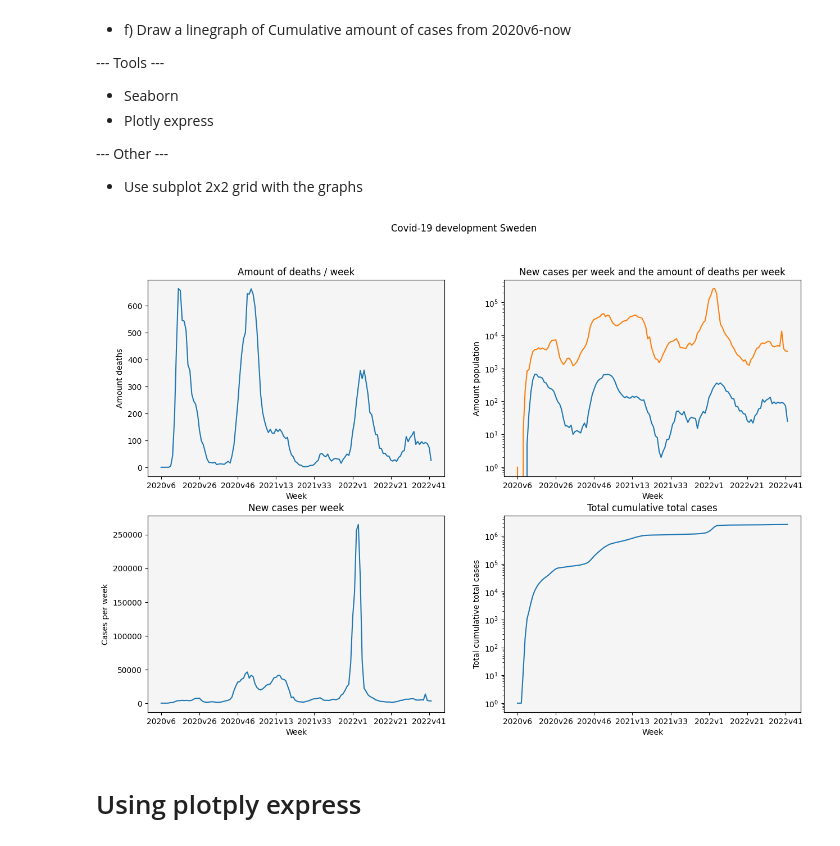
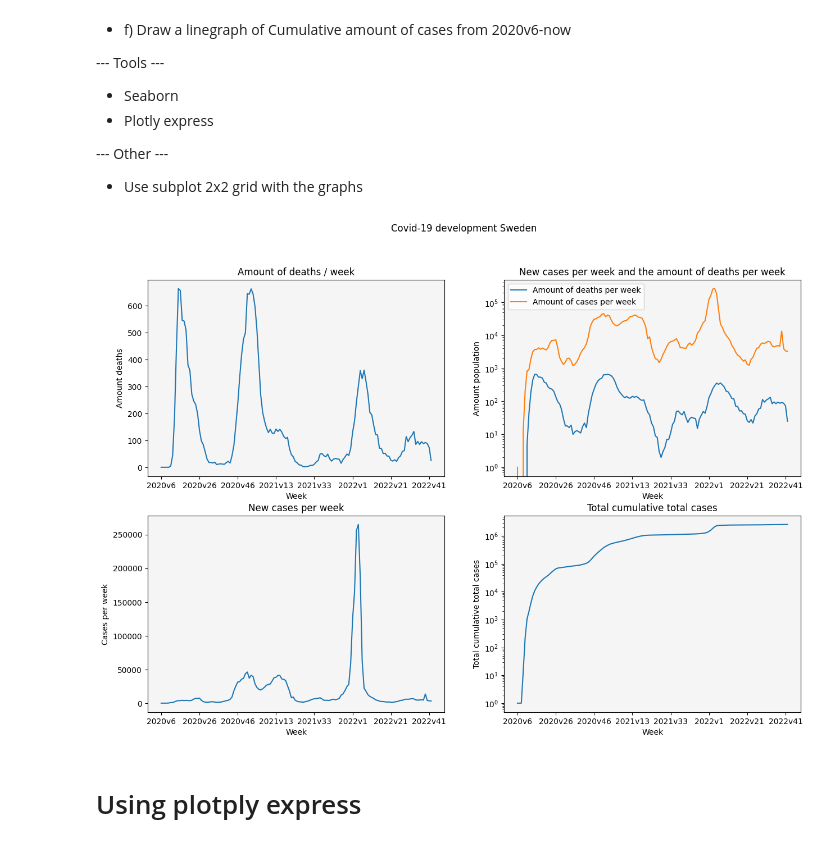
Before and after one commit to JoelOscarsson/Databehandling-JoelOscarsson, a Jupyter notebook: Laboration-1/Labb_1.ipynb, the cells around one changed output. Cells and saved outputs as stored; diff of their text form; code cells hidden in the pictures.

Commit message:
Labb, finally fixed label in one of the first graphs

```diff
--- a/Laboration-1/Labb_1.ipynb
+++ b/Laboration-1/Labb_1.ipynb
@@ -194,39 +194,36 @@ fig.suptitle("Covid-19 development Sweden")
 sns.lineplot(data = covid19, x="Week", y="Amount of deaths / week", ax=ax[0, 0])
 ax[0, 0].set_title("Amount of deaths / week")
 ax[0, 0].set_xticks(range(0, 145, 20))  # Set label locations. Start stop step (Steps 15 weeks at a time), # This is reading with a space between 20 weeks
 ax[0, 0].set_ylabel("Amount deaths")
 ax[0, 0].set_facecolor("whitesmoke")
 
 # d) Second graph
 sns.lineplot(data = covid19, x="Week", y="Amount of cases / week", ax=ax[1, 0])
 ax[1, 0].set_title("New cases per week")
 ax[1, 0].set_xticks(range(0, 145, 20))
 ax[1, 0].set_ylabel("Cases per week")
 ax[1, 0].set_facecolor("whitesmoke")
 
 # e) Third graph
-sns.lineplot(data = covid19, x="Week", y="Amount of deaths / week", ax=ax[0, 1])  # I want a promo aswell
-sns.lineplot(data = covid19, x="Week", y="Amount of cases / week", ax=ax[0, 1])
+sns.lineplot(data = covid19, x="Week", y="Amount of deaths / week", label="Amount of deaths per week", ax=ax[0, 1])
+sns.lineplot(data = covid19, x="Week", y="Amount of cases / week", label="Amount of cases per week", ax=ax[0, 1])
 ax[0, 1].set_title("New cases per week and the amount of deaths per week")
 ax[0, 1].set_xticks(range(0, 145, 20))
 ax[0, 1].set_ylabel("Amount population")
 ax[0, 1].set(yscale="log")
 ax[0, 1].set_facecolor("whitesmoke")
 
 # Fourth graph
 sns.lineplot(data=covid19, x="Week", y="Cumulative amount of cases", ax=ax[1, 1])
 ax[1, 1].set_title("Total cumulative total cases")
 ax[1, 1].set_xticks(range(0, 145, 20))
 ax[1, 1].set_ylabel("Total cumulative total cases")
 ax[1, 1].set(yscale="log")
 ax[1, 1].set_facecolor("whitesmoke")
 
 #plt.savefig("Visualiseringar/Covid19-Development.png")
-
-
-## TODO: Maybe add promo? or something like that to get comparsions in the third graph
 # %% [output]
-[figure, old version]
+[figure, new version]
 # %% [markdown]
 # Using plotply express
 # %%
```
Also changed, not shown: parts of 1 cell of this notebook.
